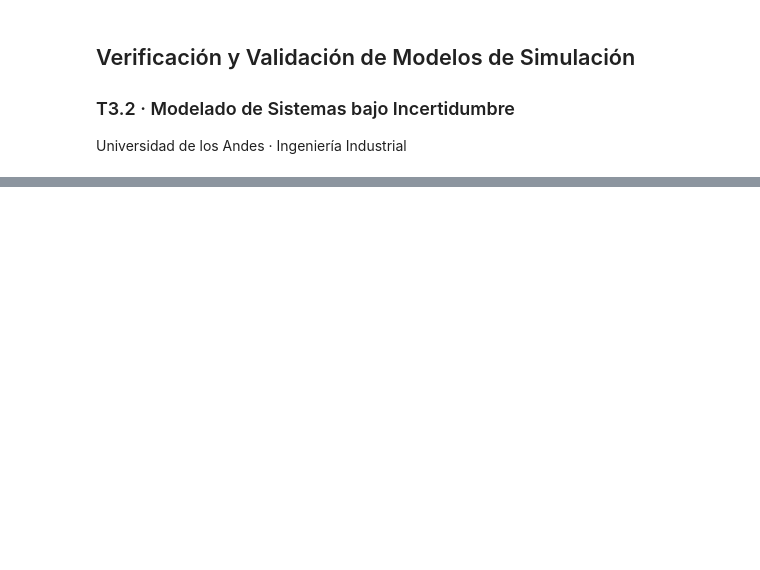
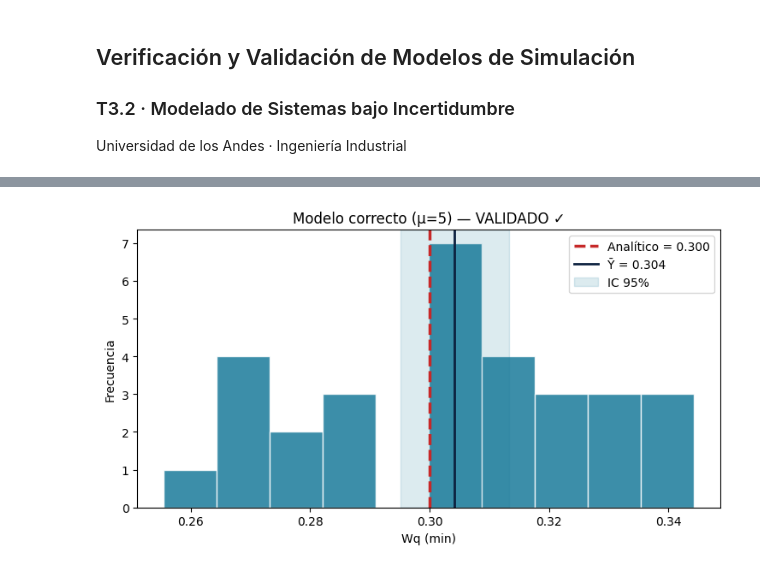
Before and after one commit to PozosT/MoBI, a Jupyter notebook: Codigos/pres_T3.2_VV.ipynb, the cells around one changed output, grey strips where cells are left out. Saved outputs shown, nothing was run; the diff lists cells and outputs as text; code cells hidden in the pictures; blank space fills up the shorter version.

```diff
--- a/Codigos/pres_T3.2_VV.ipynb
+++ b/Codigos/pres_T3.2_VV.ipynb
@@ -200,0 +190,7 @@ plt.tight_layout(); plt.show()
+# %%
+def replicas_mm1(lam, mu, T, n_rep, seed_base=1000):
+    """Ejecuta n_rep réplicas independientes y retorna el vector de Wq por réplica."""
+    return np.array([mm1_con_traza(lam, mu, T, seed=seed_base+j)['Wq']
+                     for j in range(n_rep)])
+
+print('Función replicas_mm1 definida.')
@@ -200,0 +199,22 @@ plt.tight_layout(); plt.show()
+# %%
+lam, mu_correct = 3, 5
+rho_correct = lam/mu_correct
+Wq_ref = rho_correct / (mu_correct * (1-rho_correct))
+
+n_rep = 30
+Wq_ok = replicas_mm1(lam, mu_correct, T=2000, n_rep=n_rep, seed_base=1000)
+
+mean_ok = Wq_ok.mean()
+se_ok = Wq_ok.std(ddof=1)/np.sqrt(n_rep)
+t_crit = st.t.ppf(0.975, n_rep-1)
+ci_ok = (mean_ok - t_crit*se_ok, mean_ok + t_crit*se_ok)
+T_ok = (mean_ok - Wq_ref) / se_ok
+p_ok = 2 * (1 - st.t.cdf(abs(T_ok), n_rep-1))
+
+print('═══ MODELO CORRECTO (μ=5) ═══')
+print(f'Referencia analítica:  Wq = {Wq_ref:.3f} min')
+print(f'Simulado (n={n_rep}):    Ȳ  = {mean_ok:.3f} min')
+print(f'IC 95%:                [{ci_ok[0]:.3f}, {ci_ok[1]:.3f}]')
+print(f'¿IC contiene {Wq_ref:.3f}? {"Sí ✓" if ci_ok[0] <= Wq_ref <= ci_ok[1] else "No ✗"}')
+print(f'\nPrueba t: T = {T_ok:+.3f},  p-valor = {p_ok:.3f}')
+print(f'Decisión: {"NO se rechaza H₀ → modelo VALIDADO ✓" if p_ok > 0.05 else "Se rechaza H₀ → discrepancia"}')
@@ -200,0 +259,12 @@ plt.tight_layout(); plt.show()
+# %%
+fig, ax = plt.subplots(figsize=(7.5, 4.2))
+ax.hist(Wq_ok, bins=10, color='#1A7A9A', edgecolor='white', alpha=0.85)
+ax.axvline(Wq_ref, color='#C62828', lw=2.5, ls='--', label=f'Analítico = {Wq_ref:.3f}')
+ax.axvline(mean_ok, color='#0D2240', lw=2, label=f'Ȳ = {mean_ok:.3f}')
+ax.axvspan(ci_ok[0], ci_ok[1], alpha=0.15, color='#1A7A9A', label='IC 95%')
+ax.set_xlabel('Wq (min)'); ax.set_ylabel('Frecuencia')
+ax.set_title('Modelo correcto (μ=5) — VALIDADO ✓')
+ax.legend()
+plt.tight_layout(); plt.show()
+# %% [output]
+[figure, added]
```
Also changed, not shown: parts of 27 cells of this notebook, 5 other files.
